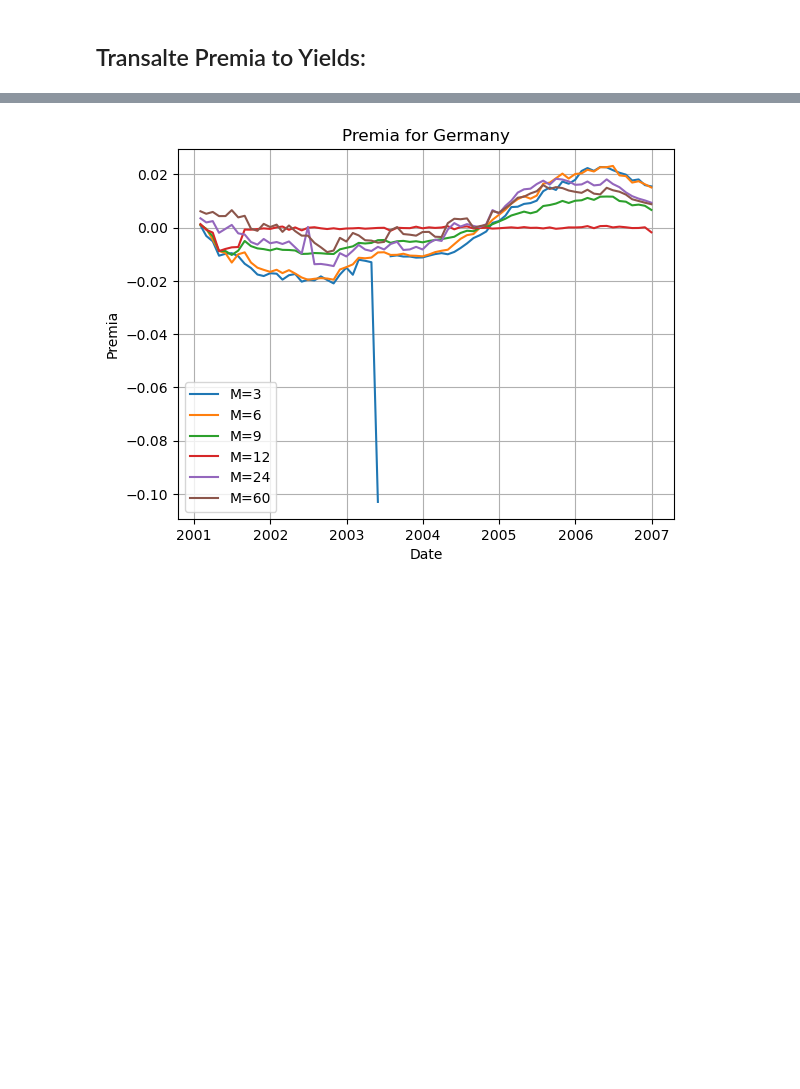
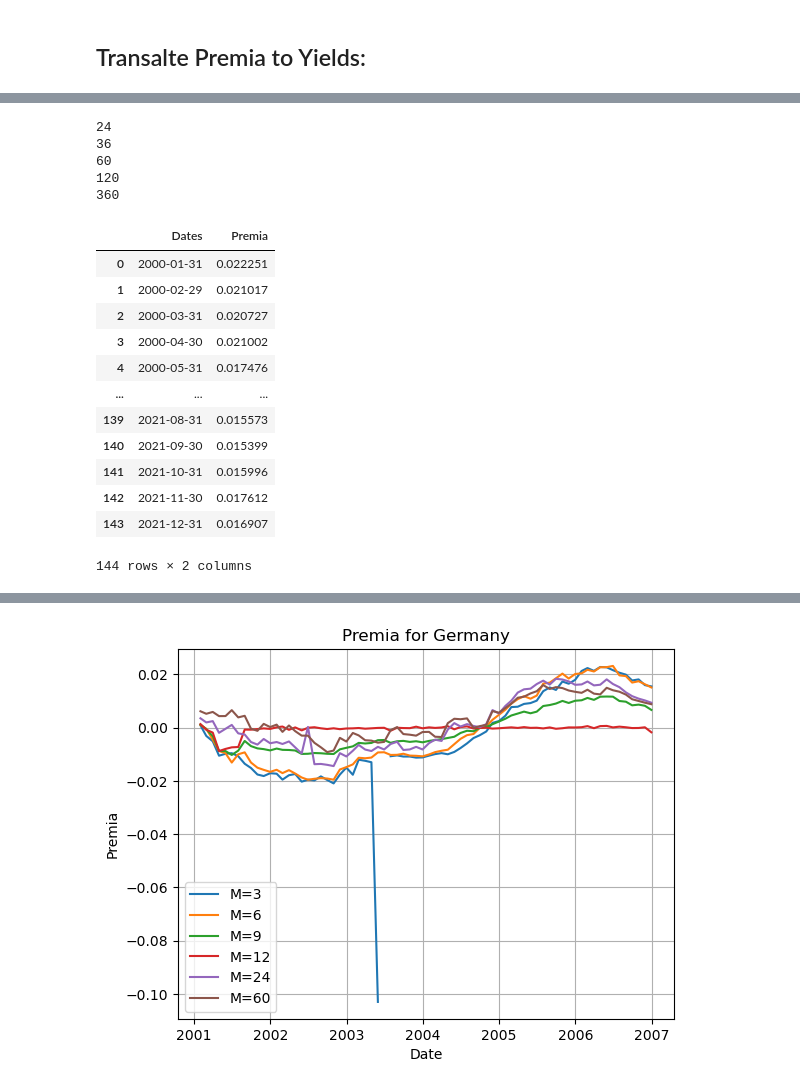
Before and after one commit to angeloahm/Expected_recovery_rates, a Jupyter notebook: Data/computing_premia.ipynb, the cells around one changed output, grey strips where cells are left out. Drawn from its saved outputs; the diff is of its cells as text; code cells hidden in the pictures; blank space fills up the shorter version.

```diff
--- a/Data/computing_premia.ipynb
+++ b/Data/computing_premia.ipynb
@@ -603,0 +677,31 @@ plt.show()
+# %%
+# Create a dataframe with the premia for each maturity
+premia_df = pd.DataFrame()
+for M in Ms:
+    print(M)
+    aux = compute_USD_yield(M)
+    # Transform to yearly yield:
+    aux['USD Yearly Yield'] = (1 + aux['USD Monthly Yield'])**12 - 1
+    # Drop monthly yield:
+    aux = aux.drop(columns=['USD Monthly Yield'])
+    aux2 = interpolate_yield(it_yield_df['Date'], it_yield_df, M)
+    # Drop yearly yield:
+    aux2 = aux2.drop(columns=['Monthly Yield'])
+    # Merge the two dataframes:
+    aux = pd.merge(aux, aux2, on='Dates')
+    aux[f'Premia {M} months'] = (aux['USD Yearly Yield'] - aux['Yearly Yield'])
+    aux = aux.drop(columns=['USD Yearly Yield', 'Yearly Yield'])
+
+    # Merge the premia for the current maturity 'M' into the premia DataFrame
+    if premia_df.empty:
+        premia_df = aux
+    else:
+        premia_df = pd.merge(premia_df, aux, on='Dates')
+
+premia_df['Year'] = premia_df['Dates'].dt.year
+# %% [output]
+24
+36
+60
+120
+360
@@ -603,0 +710,24 @@ plt.show()
+# %%
+# For each date in premia_df, compute the weighted average of the premia:
+premia_df['Premia'] = 0
+for M in Ms:
+    premia_df['Premia'] += premia_df[f'Premia {M} months'] * premia_df['Share']*(premia_df['Months to Maturity']==M)
+
+
+# Collapse the dataset by date, summing the values of 'Premia' for each date
+premia_df = premia_df.groupby('Dates')['Premia'].sum().reset_index()
+premia_df
+# %% [output]
+|  | Dates | Premia |
+| 0 | 2000-01-31 | 0.022251 |
+| 1 | 2000-02-29 | 0.021017 |
+| 2 | 2000-03-31 | 0.020727 |
+| 3 | 2000-04-30 | 0.021002 |
+| 4 | 2000-05-31 | 0.017476 |
+| ... | ... | ... |
+| 139 | 2021-08-31 | 0.015573 |
+| 140 | 2021-09-30 | 0.015399 |
+| 141 | 2021-10-31 | 0.015996 |
+| 142 | 2021-11-30 | 0.017612 |
+| 143 | 2021-12-31 | 0.016907 |
+144 rows × 2 columns
```
Also changed, not shown: parts of 7 cells of this notebook, 5 other files.
